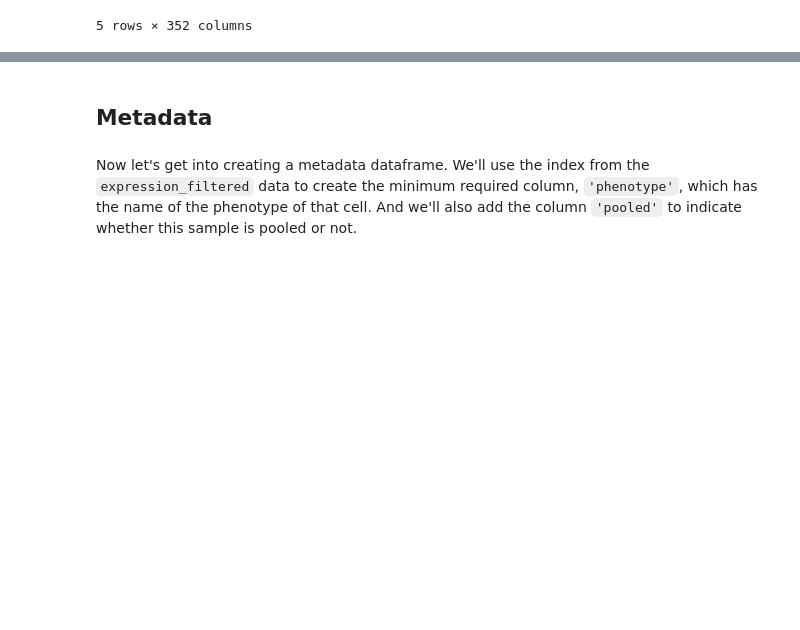
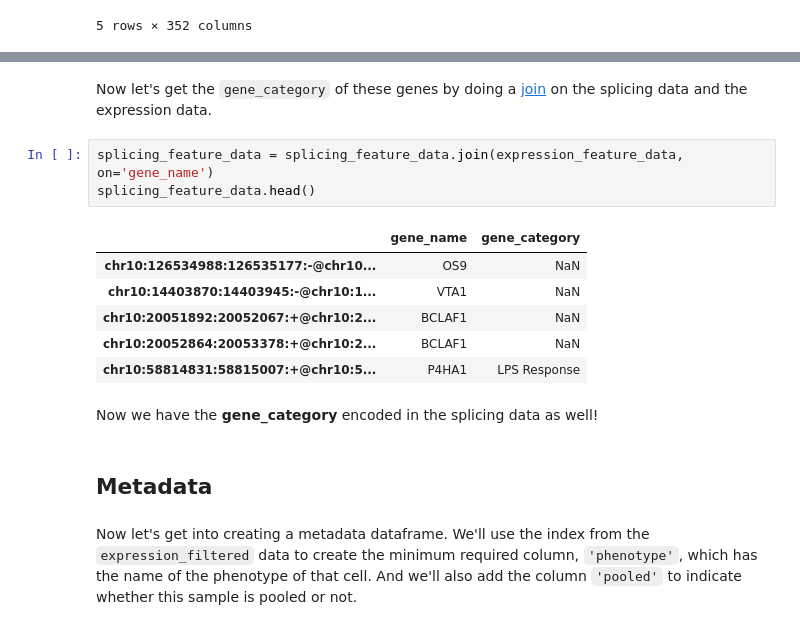
Before and after one commit to olgabot/olgabot.github.io-source-deprecated, a Jupyter notebook: content/shalek2013.ipynb, the cells around one changed output, grey strips where cells are left out. Drawn from its saved outputs; the diff is of its cells as text; blank space fills up the shorter version.

```diff
--- a/content/shalek2013.ipynb
+++ b/content/shalek2013.ipynb
@@ -284,3 +353,17 @@ splicing.head()
+# %% [markdown]
+Now let's get the `gene_category` of these genes by doing a [join](http://pandas.pydata.org/pandas-docs/stable/merging.html) on the splicing data and the expression data.
+# %%
+splicing_feature_data = splicing_feature_data.join(expression_feature_data, on='gene_name')
+splicing_feature_data.head()
+# %% [output]
+|  | gene_name | gene_category |
+| chr10:126534988:126535177:-@chr10... | OS9 | NaN |
+| chr10:14403870:14403945:-@chr10:1... | VTA1 | NaN |
+| chr10:20051892:20052067:+@chr10:2... | BCLAF1 | NaN |
+| chr10:20052864:20053378:+@chr10:2... | BCLAF1 | NaN |
+| chr10:58814831:58815007:+@chr10:5... | P4HA1 | LPS Response |
+# %% [markdown]
+Now we have the **gene_category** encoded in the splicing data as well!
 # %% [markdown]
 ## Metadata
 # %% [markdown]
```
Also changed, not shown: parts of 27 cells of this notebook, 15 other files.
